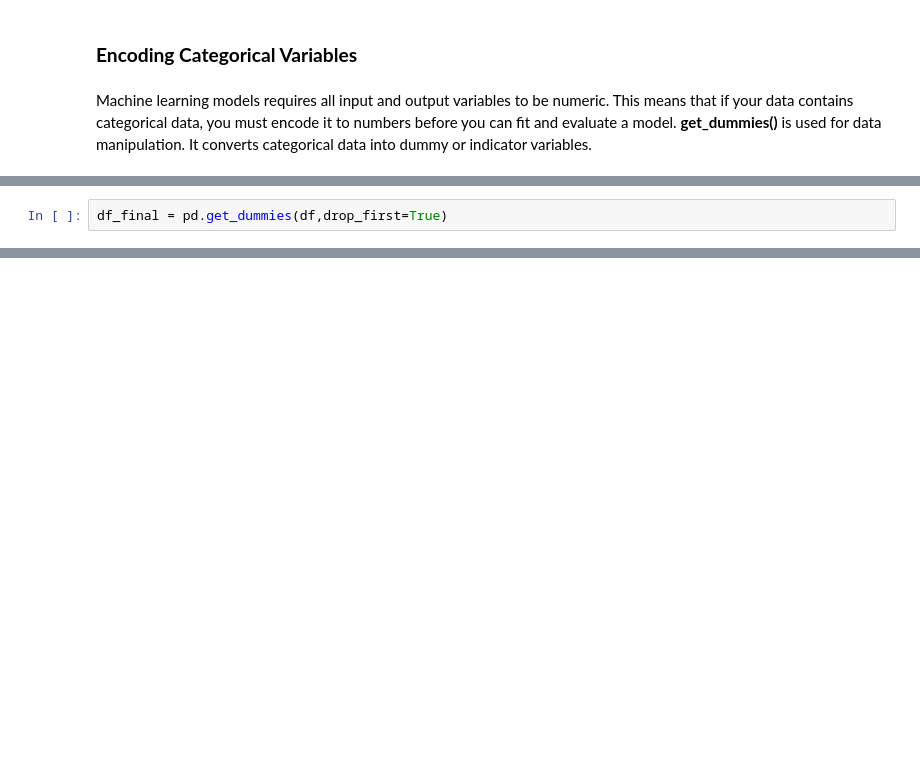
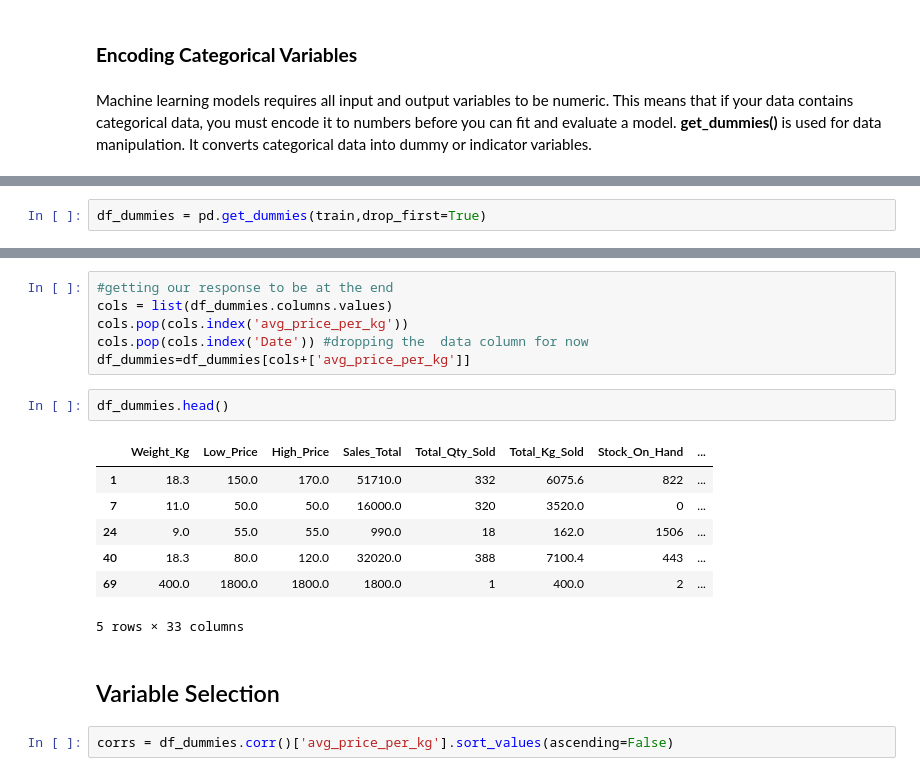
Before and after one commit to nkonyanihlulani/Team_7_regression, a Jupyter notebook: team_7.ipynb, the cells around one changed output, grey strips where cells are left out. Drawn from its saved outputs; the diff is of its cells as text; blank space fills up the shorter version.

```diff
--- a/team_7.ipynb
+++ b/team_7.ipynb
@@ -224,3 +241,3 @@ df = train.copy()
 # %%
-df_final = pd.get_dummies(df,drop_first=True)
+df_dummies = pd.get_dummies(train,drop_first=True)
 # %%
@@ -238,3 +255,23 @@ df_final.head(10)
 | 126 | 400.0 | 2020-07-21 | 800.0 | 800.0 | 1600.0 | 2 | 800.0 | 0 | ... |
 | 162 | 12.0 | 2020-04-22 | 104.0 | 104.0 | 2392.0 | 23 | 276.0 | 0 | ... |
 10 rows × 34 columns
+# %%
+#getting our response to be at the end
+cols = list(df_dummies.columns.values)
+cols.pop(cols.index('avg_price_per_kg'))
+cols.pop(cols.index('Date')) #dropping the  data column for now
+df_dummies=df_dummies[cols+['avg_price_per_kg']]
+# %%
+df_dummies.head()
+# %% [output]
+|  | Weight_Kg | Low_Price | High_Price | Sales_Total | Total_Qty_Sold | Total_Kg_Sold | Stock_On_Hand | ... |
+| 1 | 18.3 | 150.0 | 170.0 | 51710.0 | 332 | 6075.6 | 822 | ... |
+| 7 | 11.0 | 50.0 | 50.0 | 16000.0 | 320 | 3520.0 | 0 | ... |
+| 24 | 9.0 | 55.0 | 55.0 | 990.0 | 18 | 162.0 | 1506 | ... |
+| 40 | 18.3 | 80.0 | 120.0 | 32020.0 | 388 | 7100.4 | 443 | ... |
+| 69 | 400.0 | 1800.0 | 1800.0 | 1800.0 | 1 | 400.0 | 2 | ... |
+5 rows × 33 columns
+# %% [markdown]
+## Variable Selection
+# %%
+corrs = df_dummies.corr()['avg_price_per_kg'].sort_values(ascending=False)
```
Also changed, not shown: parts of 21 cells of this notebook.
